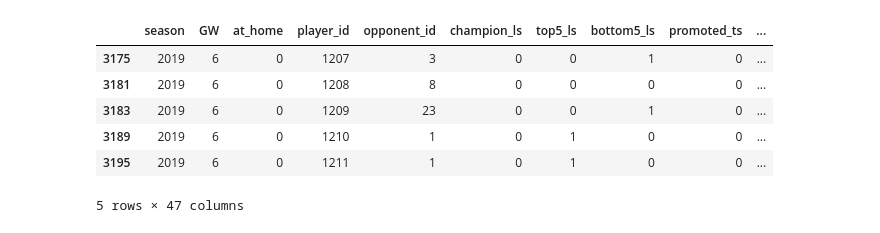
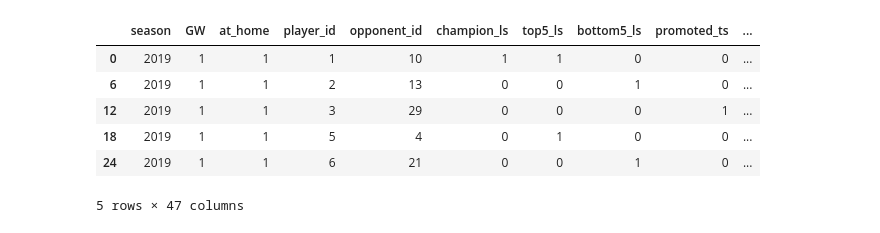
Before and after one commit to ssh24/Fantasy-Premier-League, a Jupyter notebook: dev/scripts/weekly-fpl-scrape.ipynb, the cells around one changed output. Saved outputs shown, nothing was run; the diff lists cells and outputs as text; code cells hidden in the pictures.

```diff
--- a/dev/scripts/weekly-fpl-scrape.ipynb
+++ b/dev/scripts/weekly-fpl-scrape.ipynb
@@ -117,14 +117,14 @@ df = pd.read_csv("{}-prepared-data.csv".format(target_season))
 # %%
 df.sort_values(["season", "GW"], inplace=True)
 # %%
-df.tail()
+df.head()
 # %% [output]
 |  | season | GW | at_home | player_id | opponent_id | champion_ls | top5_ls | bottom5_ls | promoted_ts | ... |
-| 3175 | 2019 | 6 | 0 | 1207 | 3 | 0 | 0 | 1 | 0 | ... |
-| 3181 | 2019 | 6 | 0 | 1208 | 8 | 0 | 0 | 0 | 0 | ... |
-| 3183 | 2019 | 6 | 0 | 1209 | 23 | 0 | 0 | 1 | 0 | ... |
-| 3189 | 2019 | 6 | 0 | 1210 | 1 | 0 | 1 | 0 | 0 | ... |
-| 3195 | 2019 | 6 | 0 | 1211 | 1 | 0 | 1 | 0 | 0 | ... |
+| 0 | 2019 | 1 | 1 | 1 | 10 | 1 | 1 | 0 | 0 | ... |
+| 6 | 2019 | 1 | 1 | 2 | 13 | 0 | 0 | 1 | 0 | ... |
+| 12 | 2019 | 1 | 1 | 3 | 29 | 0 | 0 | 0 | 1 | ... |
+| 18 | 2019 | 1 | 1 | 5 | 4 | 0 | 1 | 0 | 0 | ... |
+| 24 | 2019 | 1 | 1 | 6 | 21 | 0 | 0 | 1 | 0 | ... |
 5 rows × 47 columns
 # %%
 player_id_df = pd.read_csv("player_id_map.csv");
```
Also changed, not shown: parts of 19 cells of this notebook, 1 other file.
